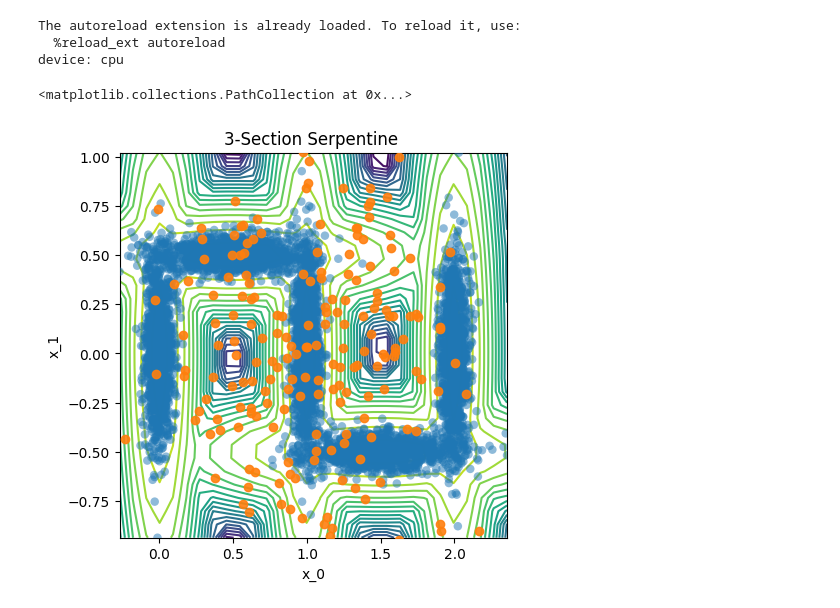
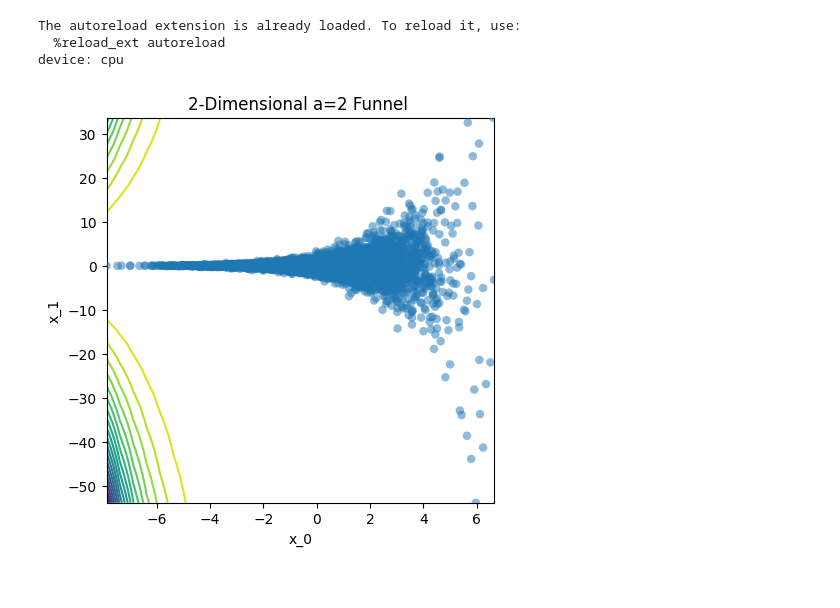
Before and after one commit to xapq/approximate-metropolis-hastings, a Jupyter notebook: notebooks/AdaptiveMH.ipynb, the cells around one changed output. Drawn from its saved outputs; the diff is of its cells as text; code cells hidden in the pictures.

```diff
--- a/notebooks/AdaptiveMH.ipynb
+++ b/notebooks/AdaptiveMH.ipynb
@@ -13,14 +16,16 @@ The autoreload extension is already loaded. To reload it, use:
   %reload_ext autoreload
 device: cpu
 # %%
-target = create_serpentine(n_sections=3, section_height=1, section_width=1, device=device)
+# target = create_serpentine(n_sections=3, section_height=1, section_width=1, device=device)
+# target = create_random_gaussian_mixture(dim=2, n_components=10, variance_lim=(0.0001, 0.001), seed=39)
 # target = IndependentMultivariateNormal(mean=torch.tensor([0., -5.]), std=torch.tensor(0.1))
-initial_sample = torch.distributions.Normal(loc=torch.tensor([1.0, 0.0]), scale=0.5).sample((200,))
+target = Funnel(dim=2, a=2)
+initial_sample = torch.distributions.Normal(loc=torch.tensor([1.0, 0.0]), scale=0.25).sample((200,))
+# initial_sample = target.sample((500,))
 visualize_distribution(target, sample_size=6_000, levels=20, plot_samples=True)
-plt.gca().scatter(*pl(initial_sample), zorder=4, alpha=0.9)
+# plt.gca().scatter(*pl(initial_sample), zorder=4, alpha=0.9)
 # %% [output]
-<matplotlib.collections.PathCollection at 0x...>
-[figure, old version]
+[figure, new version]
 # %%
 vae = VAE(
     data_dim=target.dim,
```
Also changed, not shown: parts of 8 cells of this notebook, 15 other files.
